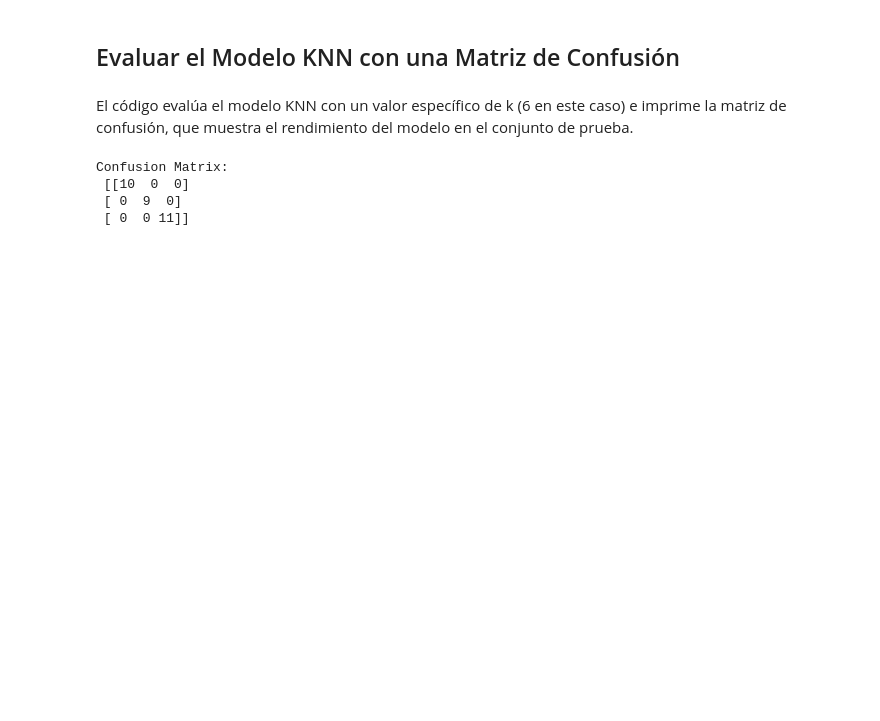
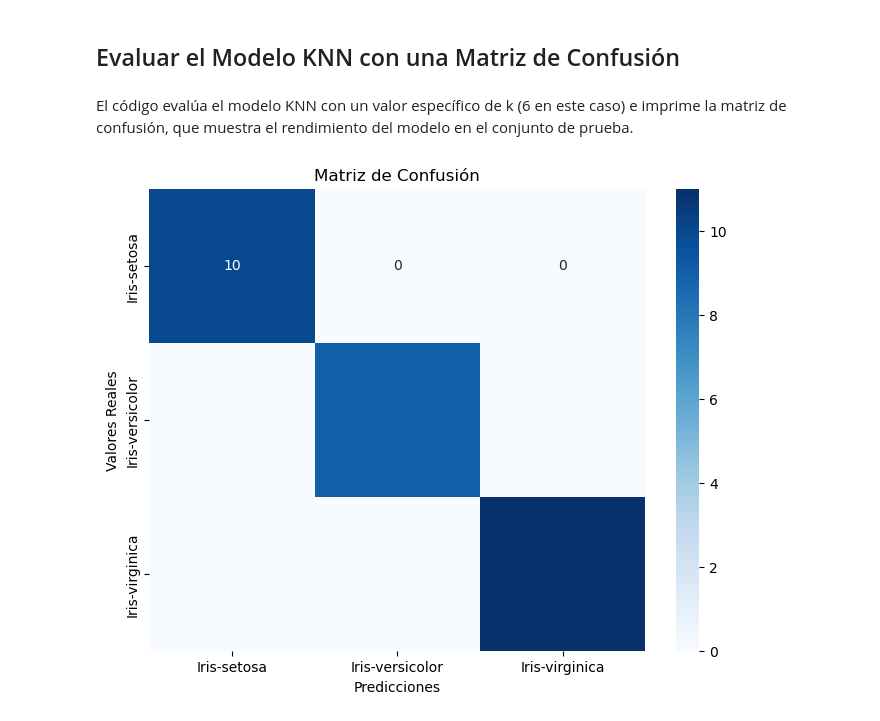
Before and after one commit to Kev1606/Iris-Flower---Machine-Learning, a Jupyter notebook: tarea02.ipynb, the cells around one changed output. Saved outputs shown, nothing was run; the diff lists cells and outputs as text; code cells hidden in the pictures; blank space fills up the shorter version.

```diff
--- a/tarea02.ipynb
+++ b/tarea02.ipynb
@@ -146,8 +135,15 @@ La precisión del modelo KNN se calcula e imprime para diferentes valores de k.
 # %%
-for k in range(1, 11):
+# Rango de valores de K a probar
+k_values = range(1, 100)
+
+# Lista para almacenar los valores de precisión
+accuracy_list = []
+
+for k in k_values:
     knn = KNN(k=k)
     knn.fit(X_train, y_train)
     predictions = knn.predict(X_test)
-    accuracy = calculate_accuracy(predictions, y_test)
+    accuracy = accuracy_score(y_test, predictions)
+    accuracy_list.append(accuracy)
     print(f"Accuracy for k = {k}: {accuracy:.4f}")
 # %% [output]
@@ -165,15 +168,24 @@ Accuracy for k = 10: 100.0000
 ## Evaluar el Modelo KNN con una Matriz de Confusión
 # %% [markdown]
 El código evalúa el modelo KNN con un valor específico de k (6 en este caso) e imprime la matriz de confusión, que muestra el rendimiento del modelo en el conjunto de prueba.
-# %%
-knn = KNN(k=6)
-knn.fit(X_train, y_train)
-predictions = knn.predict(X_test)
-
-cm = confusion_matrix(y_test, predictions)
-print("Confusion Matrix:\n", cm)
-# %% [output]
-Confusion Matrix:
- [[10  0  0]
- [ 0  9  0]
- [ 0  0 11]]
+# %%
+# Se evalúa el modelo con el valor de k que obtuvo la mejor precisión (k=6)
+knn = KNN(k=6)
+knn.fit(X_train, y_train)
+predictions = knn.predict(X_test)
+
+# Se obtienen los valores únicos de las etiquetas de clase
+class_labels = sorted(y.unique())
+
+# Se crea la matriz de confusión
+cm = confusion_matrix(y_test, predictions)
+
+# Crear un mapa de calor con seaborn
+plt.figure(figsize=(8, 6))
+sns.heatmap(cm, annot=True, fmt="g", cmap="Blues", xticklabels=class_labels, yticklabels=class_labels)
+plt.title('Matriz de Confusión')
+plt.xlabel('Predicciones')
+plt.ylabel('Valores Reales')
+plt.show()
+# %% [output]
+[figure, added]
```
Also changed, not shown: parts of 8 cells of this notebook.
